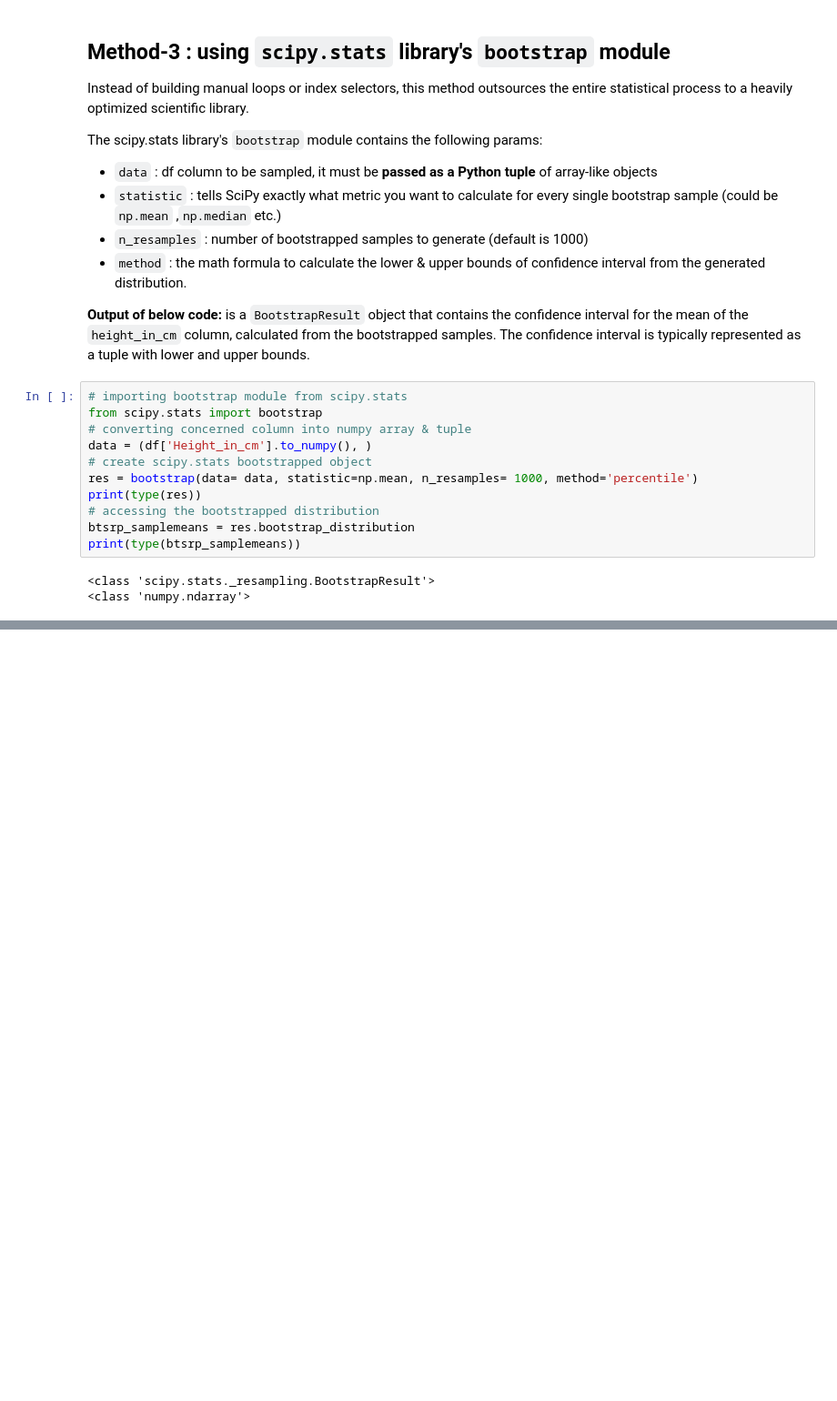
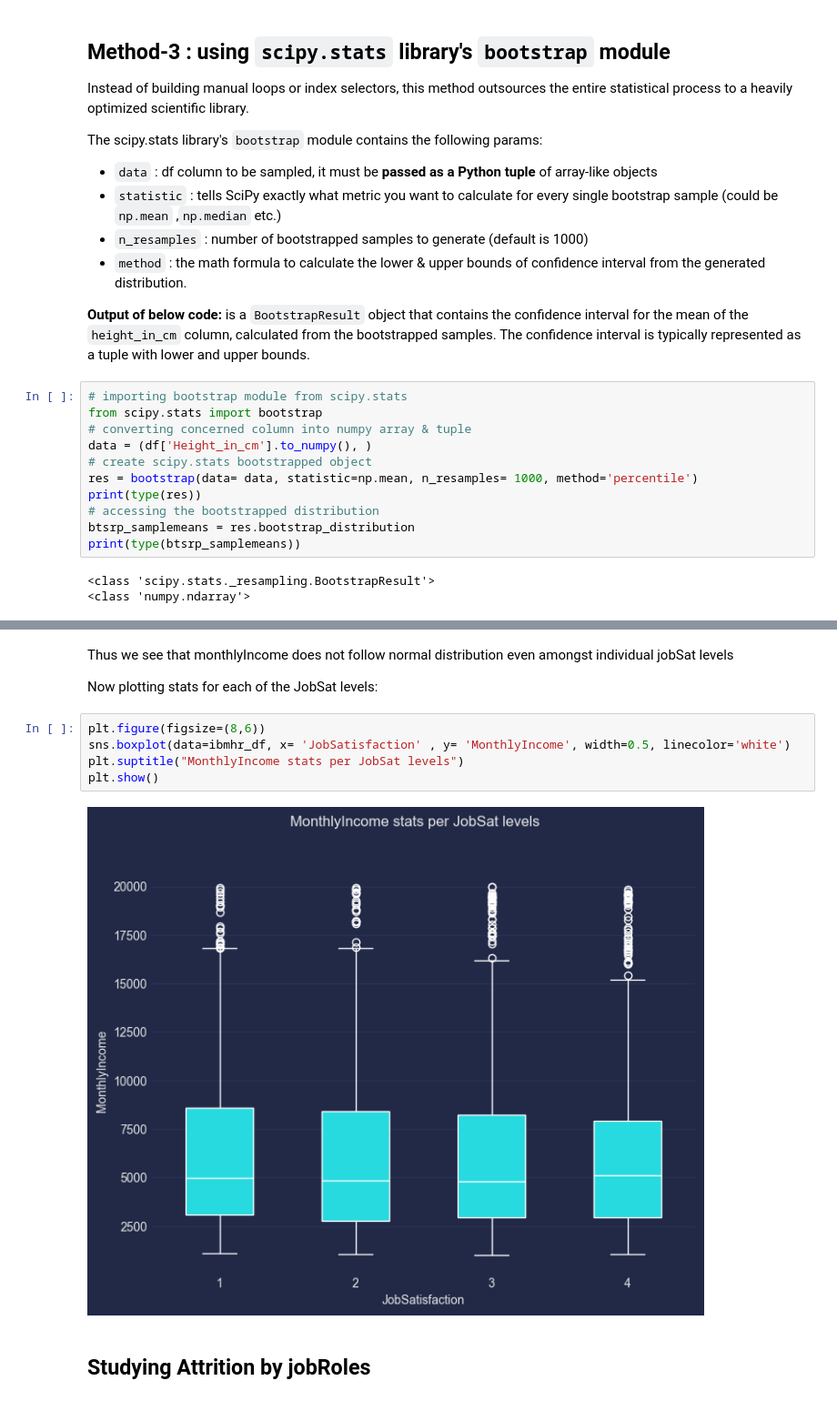
Before and after one commit to abhijeet-bhambere/python-ml-trail, a Jupyter notebook: ml_revision_1.ipynb, the cells around one changed output, grey strips where cells are left out. Shown at 91% size. Drawn from its saved outputs; the diff is of its cells as text; blank space fills up the shorter version.

```diff
--- a/ml_revision_1.ipynb
+++ b/ml_revision_1.ipynb
@@ -354,0 +548,13 @@ A hypothesis test usually consists of 4 parts:
+# %% [markdown]
+Thus we see that monthlyIncome does not follow normal distribution even amongst individual jobSat levels
+
+Now plotting stats for each of the JobSat levels:
+# %%
+plt.figure(figsize=(8,6))
+sns.boxplot(data=ibmhr_df, x= 'JobSatisfaction' , y= 'MonthlyIncome', width=0.5, linecolor='white')
+plt.suptitle("MonthlyIncome stats per JobSat levels")
+plt.show()
+# %% [output]
+[figure, added]
+# %% [markdown]
+## Studying Attrition by jobRoles
```
Also changed, not shown: parts of 29 cells of this notebook.
